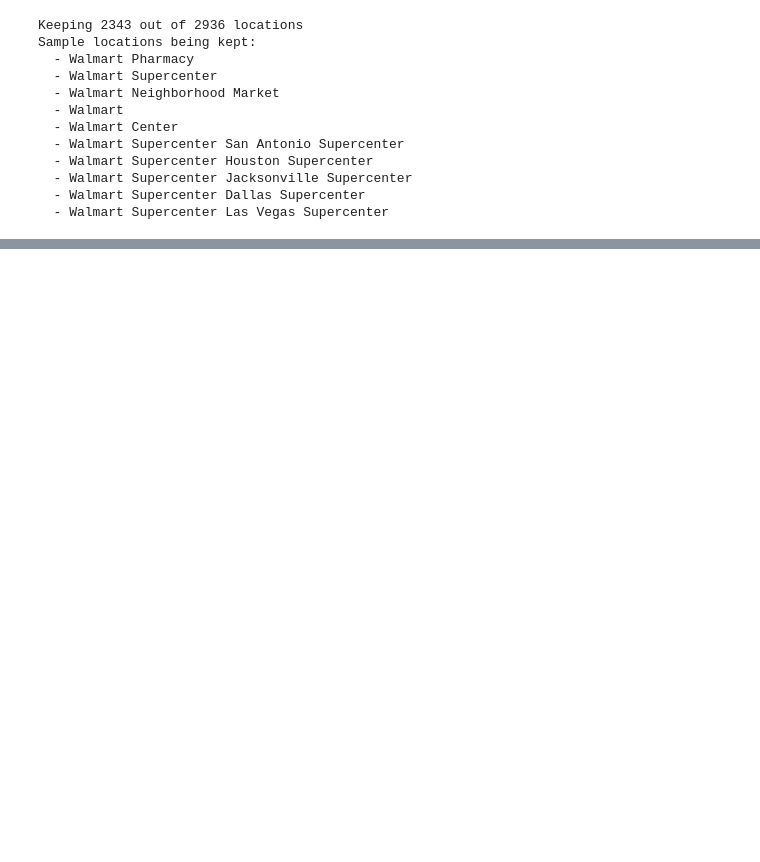
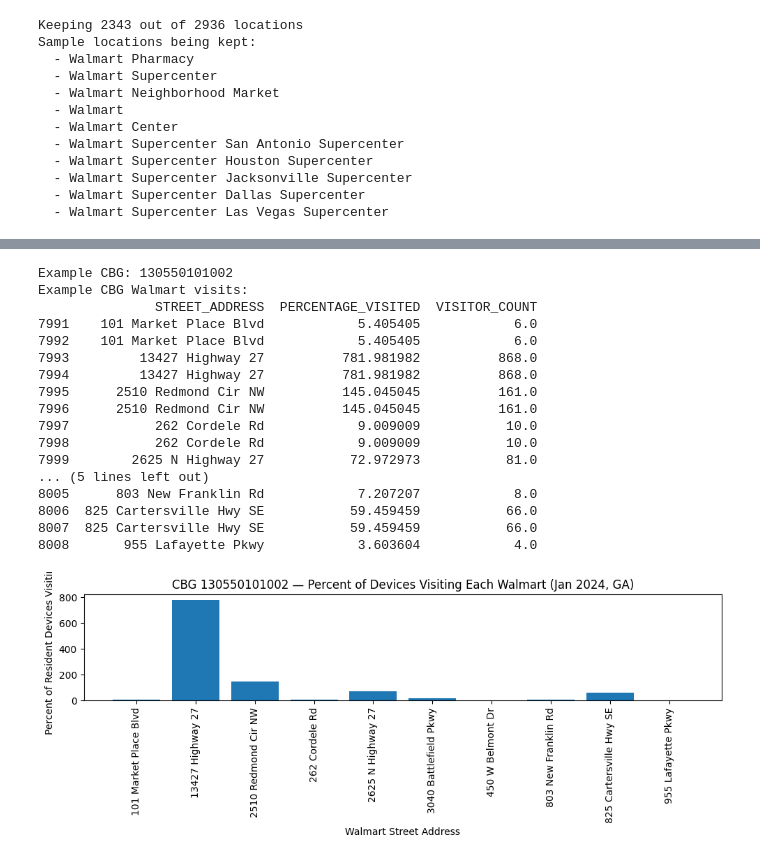
Before and after one commit to chroniq-lab/kiosk_user_patterns, a Jupyter notebook: analysis/kupana03_advan research summaries.ipynb, the cells around one changed output, grey strips where cells are left out. Drawn from its saved outputs; the diff is of its cells as text; code cells hidden in the pictures; blank space fills up the shorter version.

```diff
--- a/analysis/kupana03_advan research summaries.ipynb
+++ b/analysis/kupana03_advan research summaries.ipynb
@@ -148,0 +240,53 @@ display(location_distribution.head(10))
+# %%
+import random
+import matplotlib.pyplot as plt
+
+# Step 3.1: Merge Step 1 and Step 2 results
+merged = step1_result.merge(
+    step2_result,
+    left_on='HOME_CBG',
+    right_on='CENSUS_BLOCK_GROUP',
+    how='inner'
+)
+
+# Step 3.2: Pick a random CBG to explore
+random_cbg = random.choice(merged['HOME_CBG'].unique())
+print("Example CBG:", random_cbg)
+
+# Step 3.3: Subset to this CBG
+cbg_visits = merged[merged['HOME_CBG'] == random_cbg].copy()
+
+# Step 3.4: Calculate percent of devices that visited each Walmart
+cbg_visits['PERCENTAGE_VISITED'] = (cbg_visits['VISITOR_COUNT'] / cbg_visits['NUMBER_DEVICES_RESIDING']) * 100
+
+print("Example CBG Walmart visits:")
+print(cbg_visits[['STREET_ADDRESS', 'PERCENTAGE_VISITED', 'VISITOR_COUNT']])
+
+# Step 3.5: Plot as a barplot (a "heatmap" for this CBG)
+plt.figure(figsize=(10, 4))
+plt.bar(cbg_visits['STREET_ADDRESS'], cbg_visits['PERCENTAGE_VISITED'])
+plt.xlabel("Walmart Street Address")
+plt.ylabel("Percent of Resident Devices Visiting")
+plt.title(f"CBG {random_cbg} — Percent of Devices Visiting Each Walmart (Jan 2024, GA)")
+plt.xticks(rotation=90)
+plt.tight_layout()
+plt.show()
+# %% [output]
+Example CBG: 130550101002
+Example CBG Walmart visits:
+               STREET_ADDRESS  PERCENTAGE_VISITED  VISITOR_COUNT
+7991    101 Market Place Blvd            5.405405            6.0
+7992    101 Market Place Blvd            5.405405            6.0
+7993         13427 Highway 27          781.981982          868.0
+7994         13427 Highway 27          781.981982          868.0
+7995      2510 Redmond Cir NW          145.045045          161.0
+7996      2510 Redmond Cir NW          145.045045          161.0
+7997           262 Cordele Rd            9.009009           10.0
+7998           262 Cordele Rd            9.009009           10.0
+7999        2625 N Highway 27           72.972973           81.0
+... (5 lines left out)
+8005      803 New Franklin Rd            7.207207            8.0
+8006  825 Cartersville Hwy SE           59.459459           66.0
+8007  825 Cartersville Hwy SE           59.459459           66.0
+8008       955 Lafayette Pkwy            3.603604            4.0
+[figure, added]
```
Also changed, not shown: parts of 8 cells of this notebook.
